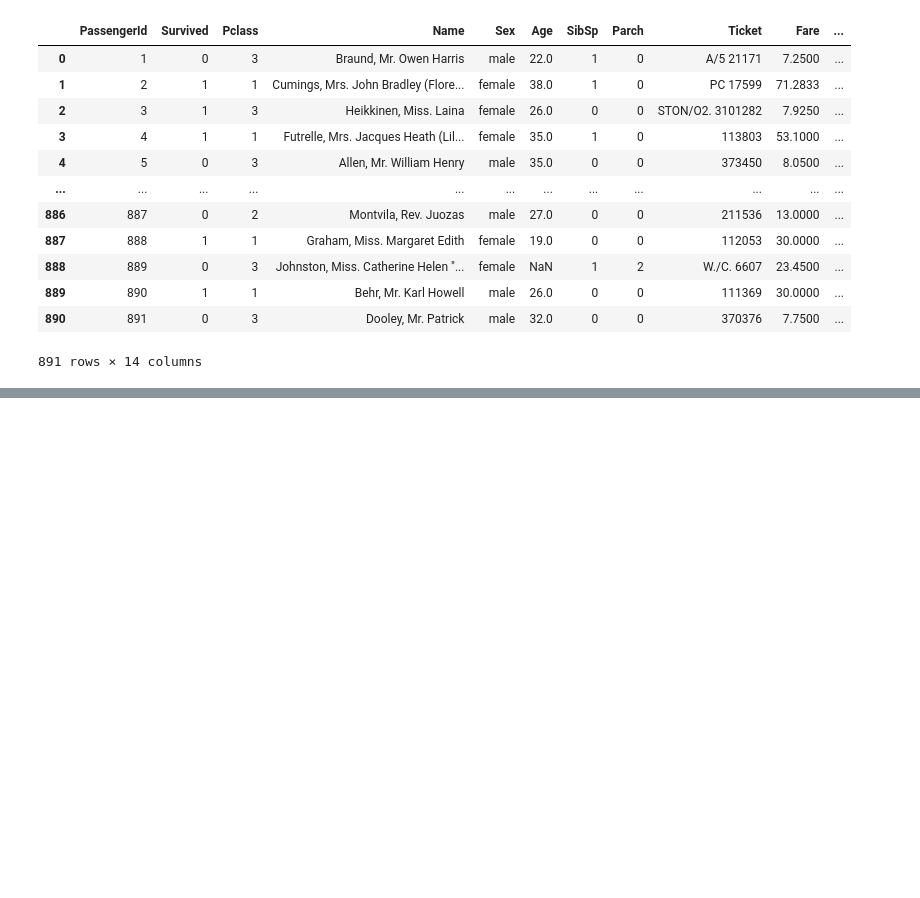
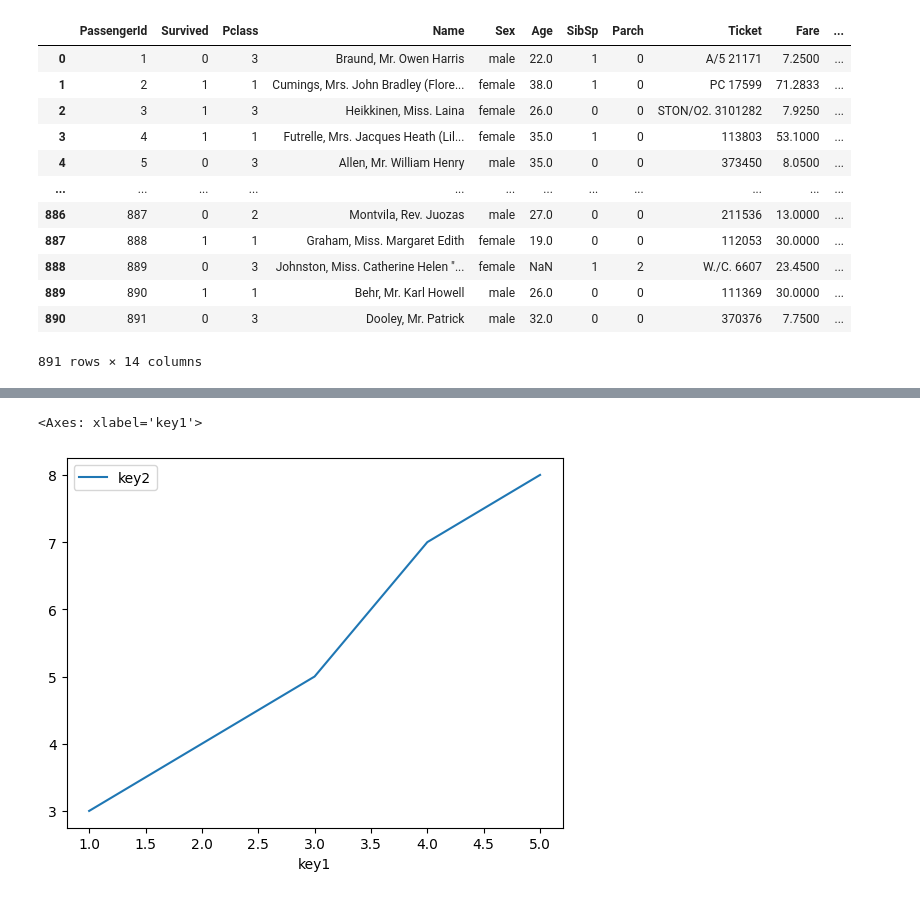
Before and after one commit to Khan-Ramsha/Data-Science, a Jupyter notebook: Pandas/pandas_basic.ipynb, the cells around one changed output, grey strips where cells are left out. Drawn from its saved outputs; the diff is of its cells as text; code cells hidden in the pictures; blank space fills up the shorter version.

```diff
--- a/Pandas/pandas_basic.ipynb
+++ b/Pandas/pandas_basic.ipynb
@@ -1145,0 +1444,8 @@ df['Cat_Fare'] = df['Fare'].apply(c)
+# %%
+dataframe=pd.DataFrame({'key1':[1,2,3,4,5],
+      'key2':[3,4,5,7,8]})
+# %%
+dataframe.plot(x='key1',y='key2')
+# %% [output]
+<Axes: xlabel='key1'>
+[figure, added]
```
Also changed, not shown: parts of 44 cells of this notebook.
